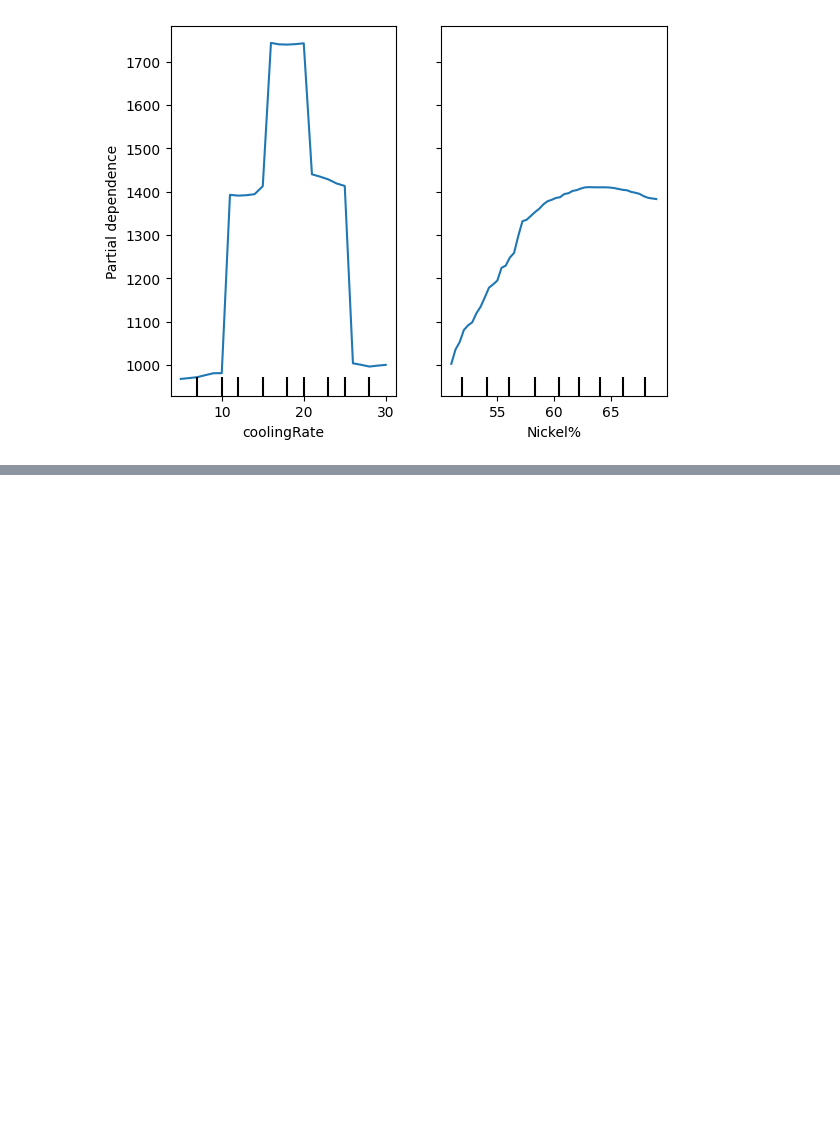
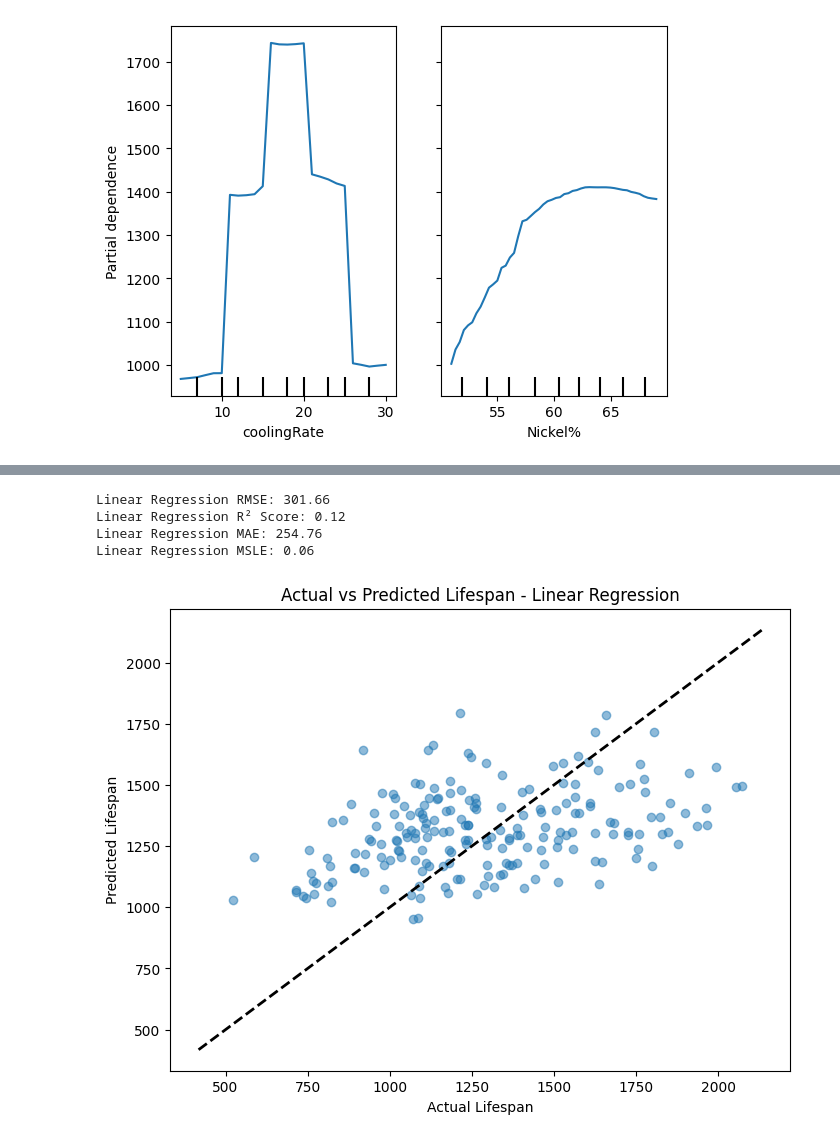
Before and after one commit to muhammedazhar/MSc-DataScience, a Jupyter notebook: COMP1801-ML/Coursework/Testing/Testing.ipynb, the cells around one changed output, grey strips where cells are left out. Cells and saved outputs as stored; diff of their text form; code cells hidden in the pictures; blank space fills up the shorter version.

```diff
--- a/COMP1801-ML/Coursework/Testing/Testing.ipynb
+++ b/COMP1801-ML/Coursework/Testing/Testing.ipynb
@@ -671,0 +564,43 @@ MSLE: 0.01
+# %%
+# Features (X) and target (y)
+X = onehot_encoded_df.drop(columns=['Lifespan'])  # Features excluding the target variable
+y = onehot_encoded_df['Lifespan']  # Target variable
+
+# Split dataset into training and testing sets
+X_train, X_test, y_train, y_test = train_test_split(X, y, test_size=0.2, random_state=42)
+
+# Initialize the Linear Regression model
+lin_reg = LinearRegression(n_jobs=-1)
+
+# Train the model on the training data
+lin_reg.fit(X_train, y_train)
+
+# Make predictions on the test set
+y_pred = lin_reg.predict(X_test)
+
+# Evaluate the model's performance
+rmse = root_mean_squared_error(y_test, y_pred)  # Root Mean Squared Error
+r2 = r2_score(y_test, y_pred)  # R² Score
+mae = mean_absolute_error(y_test, y_pred)  # Mean Absolute Error
+msle = mean_squared_log_error(y_test, y_pred)  # Mean Squared Log Error
+
+# Print evaluation metrics
+print(f"Linear Regression RMSE: {rmse:.2f}")
+print(f"Linear Regression R² Score: {r2:.2f}")
+print(f"Linear Regression MAE: {mae:.2f}")
+print(f"Linear Regression MSLE: {msle:.2f}")
+# %% [output]
+Linear Regression RMSE: 301.66
+Linear Regression R² Score: 0.12
+Linear Regression MAE: 254.76
+Linear Regression MSLE: 0.06
+# %%
+plt.figure(figsize=(8, 6))
+plt.scatter(y_test, y_pred, alpha=0.5)
+plt.xlabel("Actual Lifespan")
+plt.ylabel("Predicted Lifespan")
+plt.title("Actual vs Predicted Lifespan - Linear Regression")
+plt.plot([y.min(), y.max()], [y.min(), y.max()], 'k--', lw=2)  # Diagonal line for perfect predictions
+plt.show()
+# %% [output]
+[figure, added]
```
Also changed, not shown: parts of 24 cells of this notebook, 3 other files.
